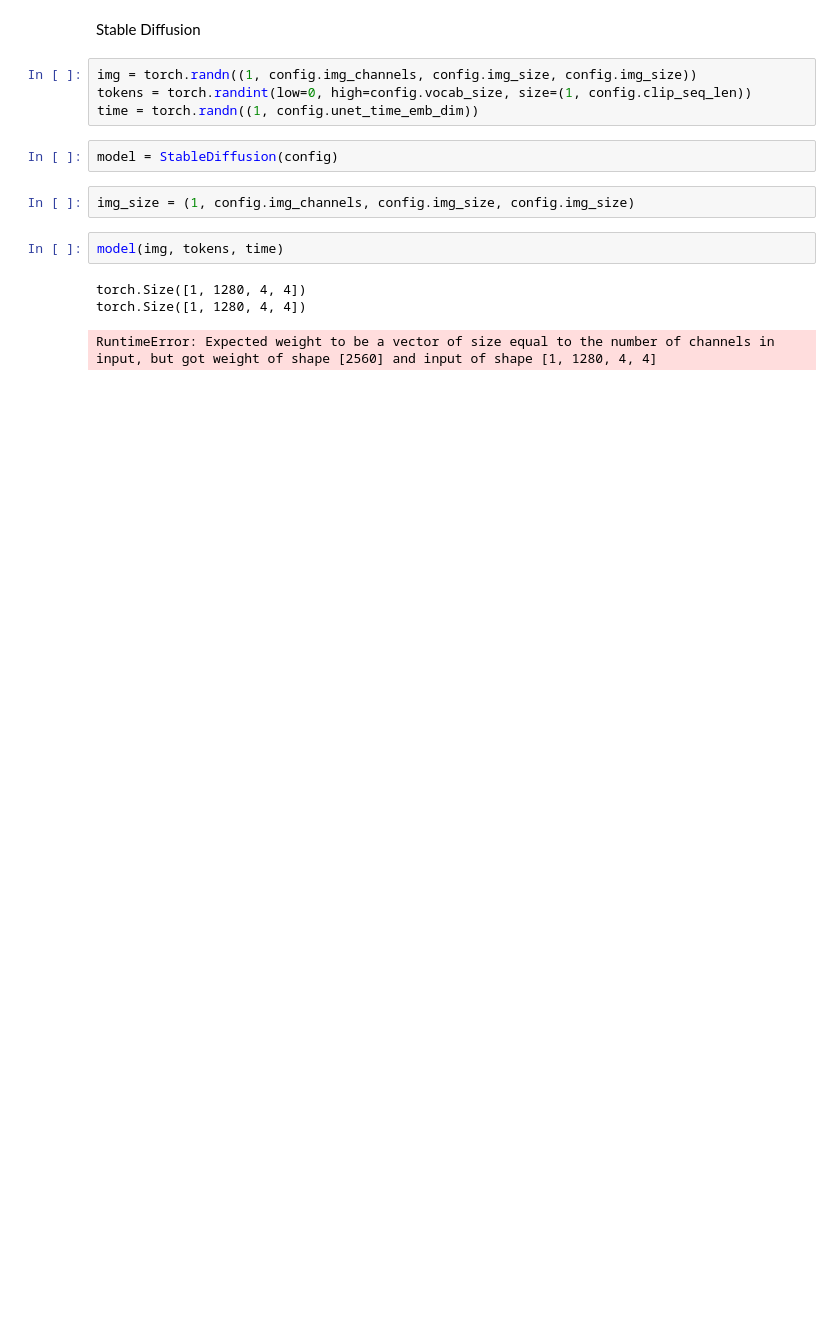
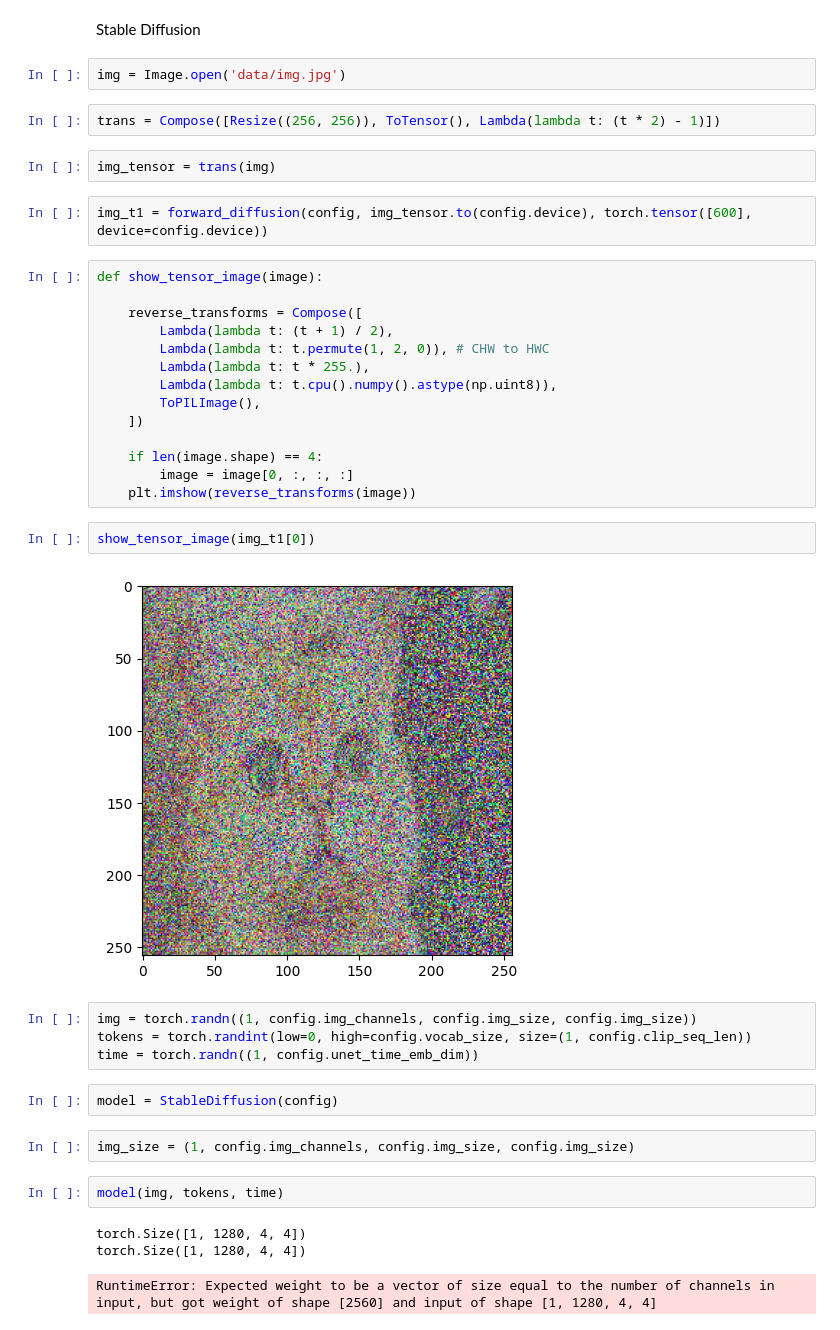
Before and after one commit to IOBananaOI/Stable_diffusion, a Jupyter notebook: test.ipynb, the cells around one changed output. Cells and saved outputs as stored; diff of their text form; blank space fills up the shorter version.

Commit message:
Forward diffusion function

```diff
--- a/test.ipynb
+++ b/test.ipynb
@@ -15,6 +23,32 @@ from torchinfo import summary
 config = StableDiffusionConfig()
 # %% [markdown]
 Stable Diffusion
+# %%
+img = Image.open('data/img.jpg')
+# %%
+trans = Compose([Resize((256, 256)), ToTensor(), Lambda(lambda t: (t * 2) - 1)])
+# %%
+img_tensor = trans(img)
+# %%
+img_t1 = forward_diffusion(config, img_tensor.to(config.device), torch.tensor([600], device=config.device))
+# %%
+def show_tensor_image(image):
+
+    reverse_transforms = Compose([
+        Lambda(lambda t: (t + 1) / 2),
+        Lambda(lambda t: t.permute(1, 2, 0)), # CHW to HWC
+        Lambda(lambda t: t * 255.),
+        Lambda(lambda t: t.cpu().numpy().astype(np.uint8)),
+        ToPILImage(),
+    ])
+
+    if len(image.shape) == 4:
+        image = image[0, :, :, :]
+    plt.imshow(reverse_transforms(image))
+# %%
+show_tensor_image(img_t1[0])
+# %% [output]
+[figure, added]
 # %%
 img = torch.randn((1, config.img_channels, config.img_size, config.img_size))
 tokens = torch.randint(low=0, high=config.vocab_size, size=(1, config.clip_seq_len))
```
Also changed, not shown: parts of 1 cell of this notebook, 3 other files.
